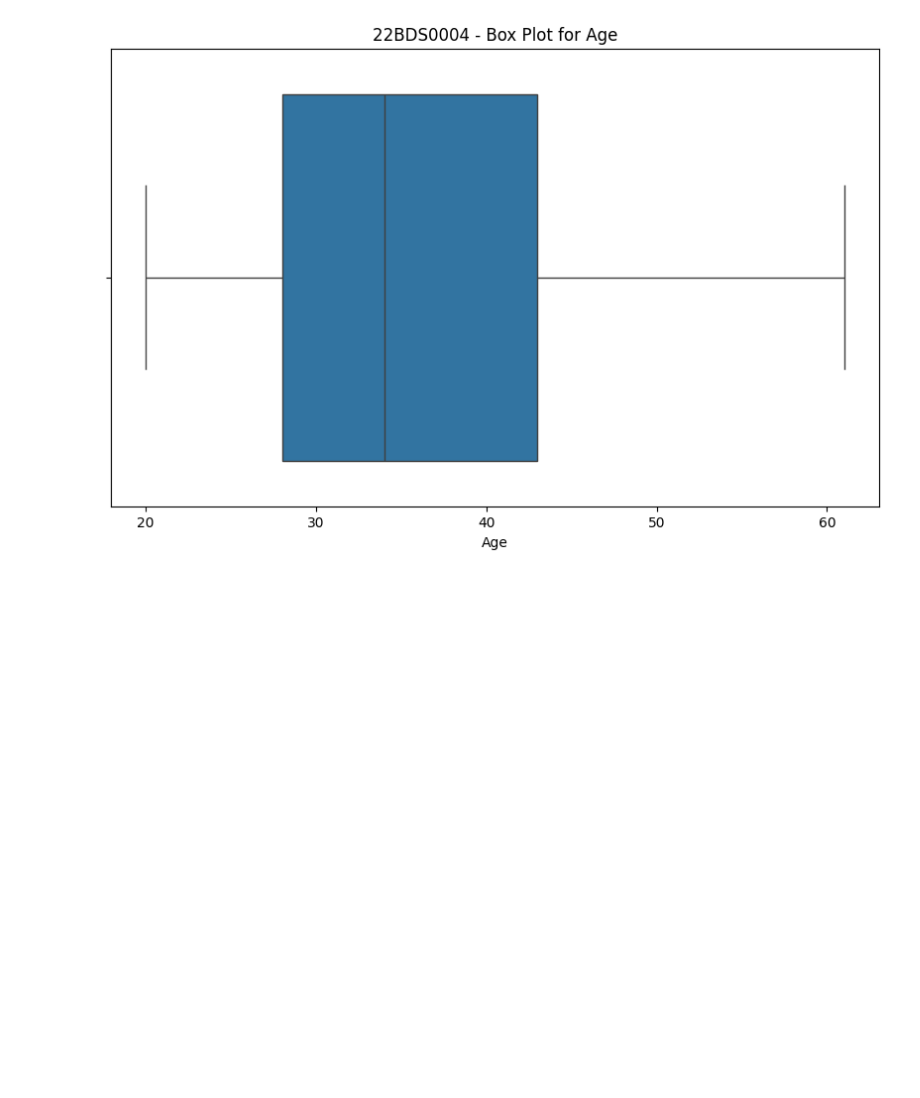
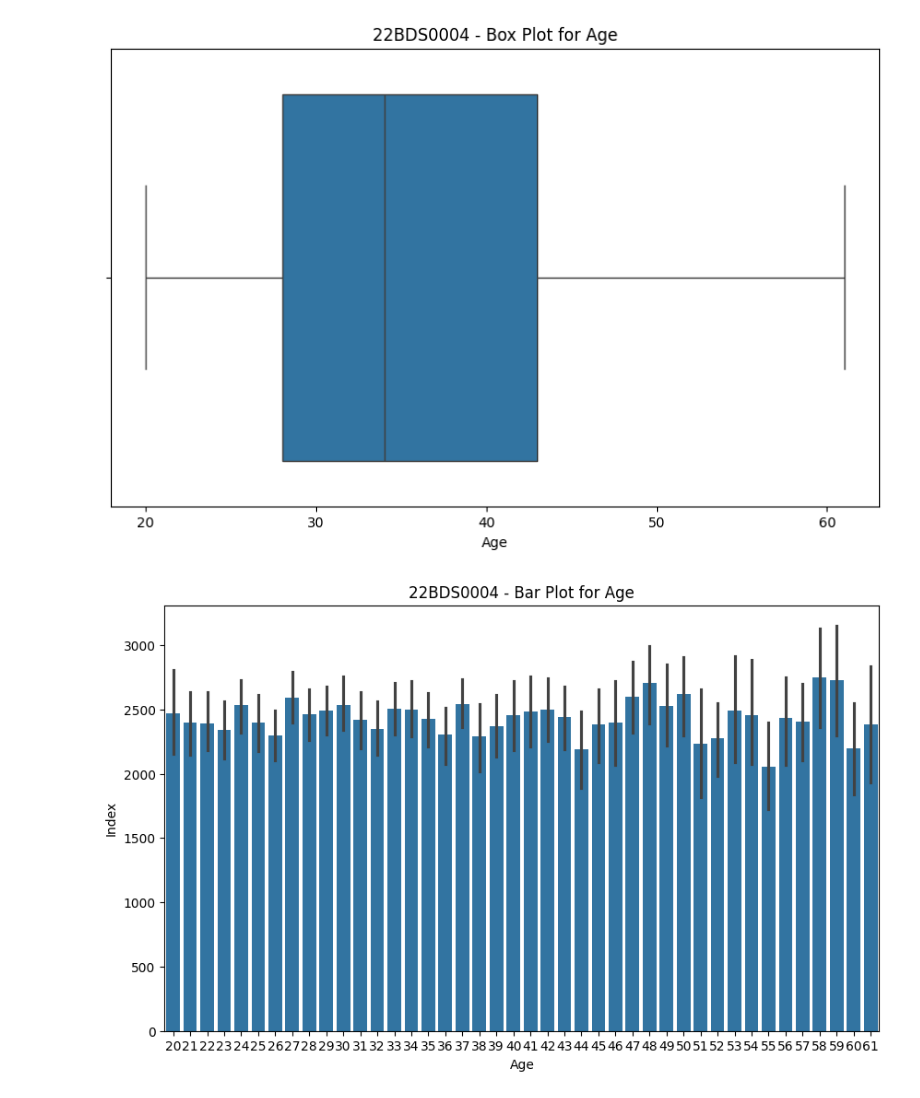
Before and after one commit to pragyaarya333/EDA_DA, a Jupyter notebook: DA_EDA.ipynb, the cells around one changed output. Saved outputs shown, nothing was run; the diff lists cells and outputs as text; code cells hidden in the pictures; blank space fills up the shorter version.

```diff
--- a/DA_EDA.ipynb
+++ b/DA_EDA.ipynb
@@ -544,3 +544,13 @@ plt.xlabel("Age")
 plt.show()
 # %% [output]
 [figure]
+# %%
+# Vertical bar plot for 'age'
+plt.figure(figsize=(10, 6))
+sns.barplot(x=data['age'], y=data.index)
+plt.title("22BDS0004 - Bar Plot for Age")
+plt.xlabel("Age")
+plt.ylabel("Index")
+plt.show()
+# %% [output]
+[figure, added]
```
Also changed, not shown: parts of 4 cells of this notebook.
